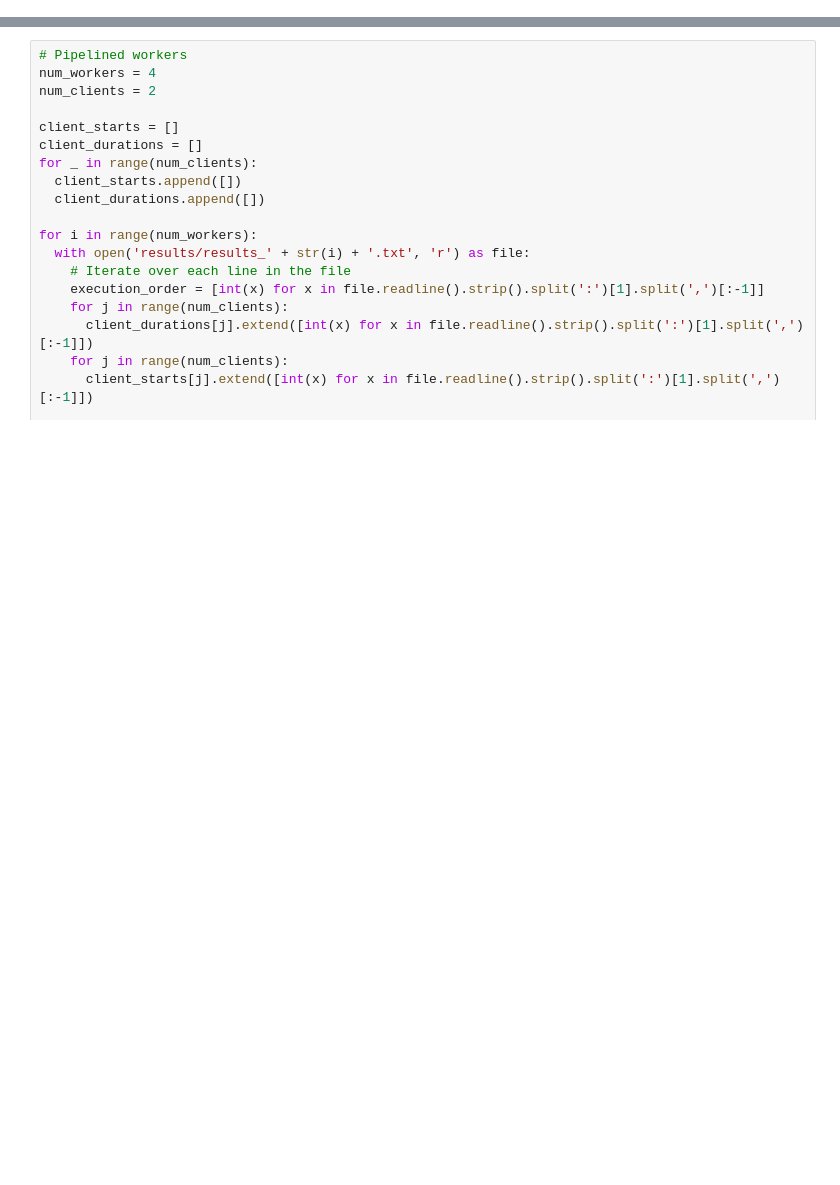
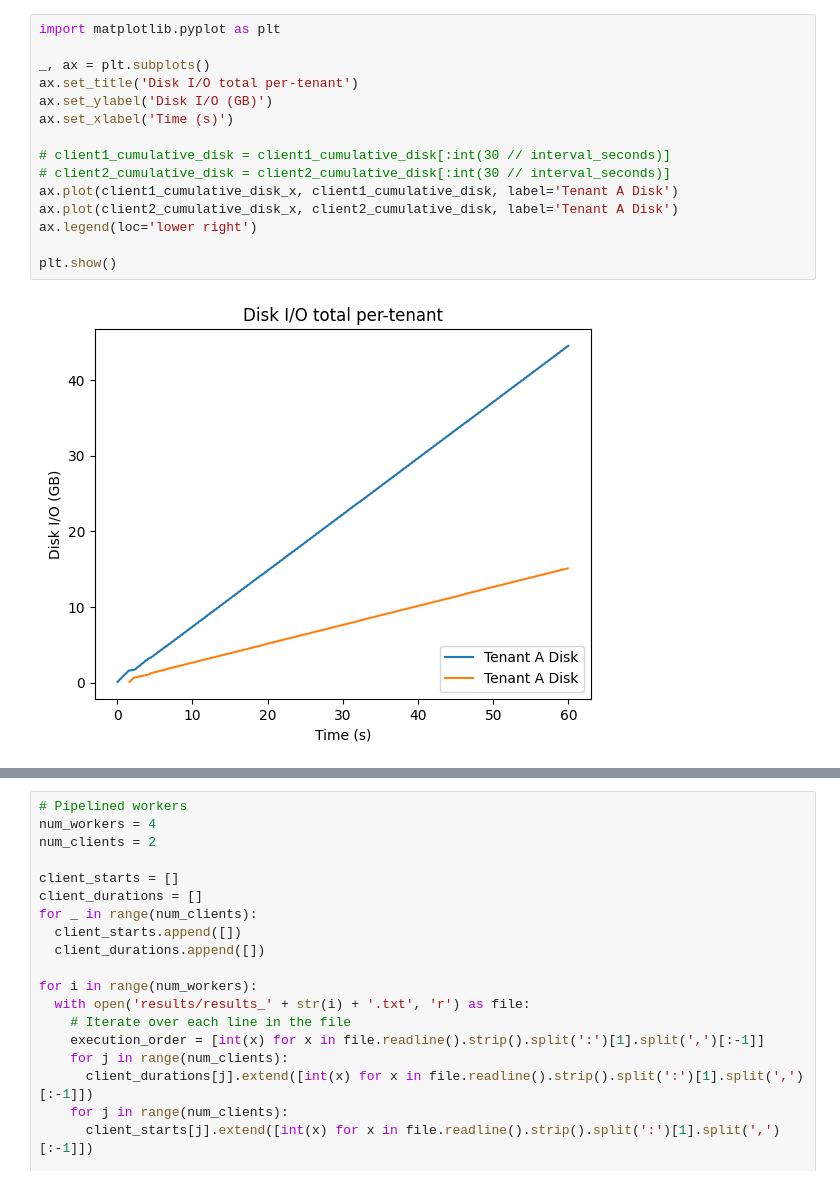
Before and after one commit to tyler-griggs/fair-db, a Jupyter notebook: analysis.ipynb, the cells around one changed output, grey strips where cells are left out. Cells and saved outputs as stored; diff of their text form; blank space fills up the shorter version.

```diff
--- a/analysis.ipynb
+++ b/analysis.ipynb
@@ -71,0 +221,17 @@ Client 1 durs:   [161366, 500441, 500581, 500754, 176428, 500679, 500253, 500011
+# %%
+import matplotlib.pyplot as plt
+
+_, ax = plt.subplots()
+ax.set_title('Disk I/O total per-tenant')
+ax.set_ylabel('Disk I/O (GB)')
+ax.set_xlabel('Time (s)')
+
+# client1_cumulative_disk = client1_cumulative_disk[:int(30 // interval_seconds)]
+# client2_cumulative_disk = client2_cumulative_disk[:int(30 // interval_seconds)]
+ax.plot(client1_cumulative_disk_x, client1_cumulative_disk, label='Tenant A Disk')
+ax.plot(client2_cumulative_disk_x, client2_cumulative_disk, label='Tenant A Disk')
+ax.legend(loc='lower right')
+
+plt.show()
+# %% [output]
+[figure, added]
```
Also changed, not shown: parts of 19 cells of this notebook, 3 other files.
